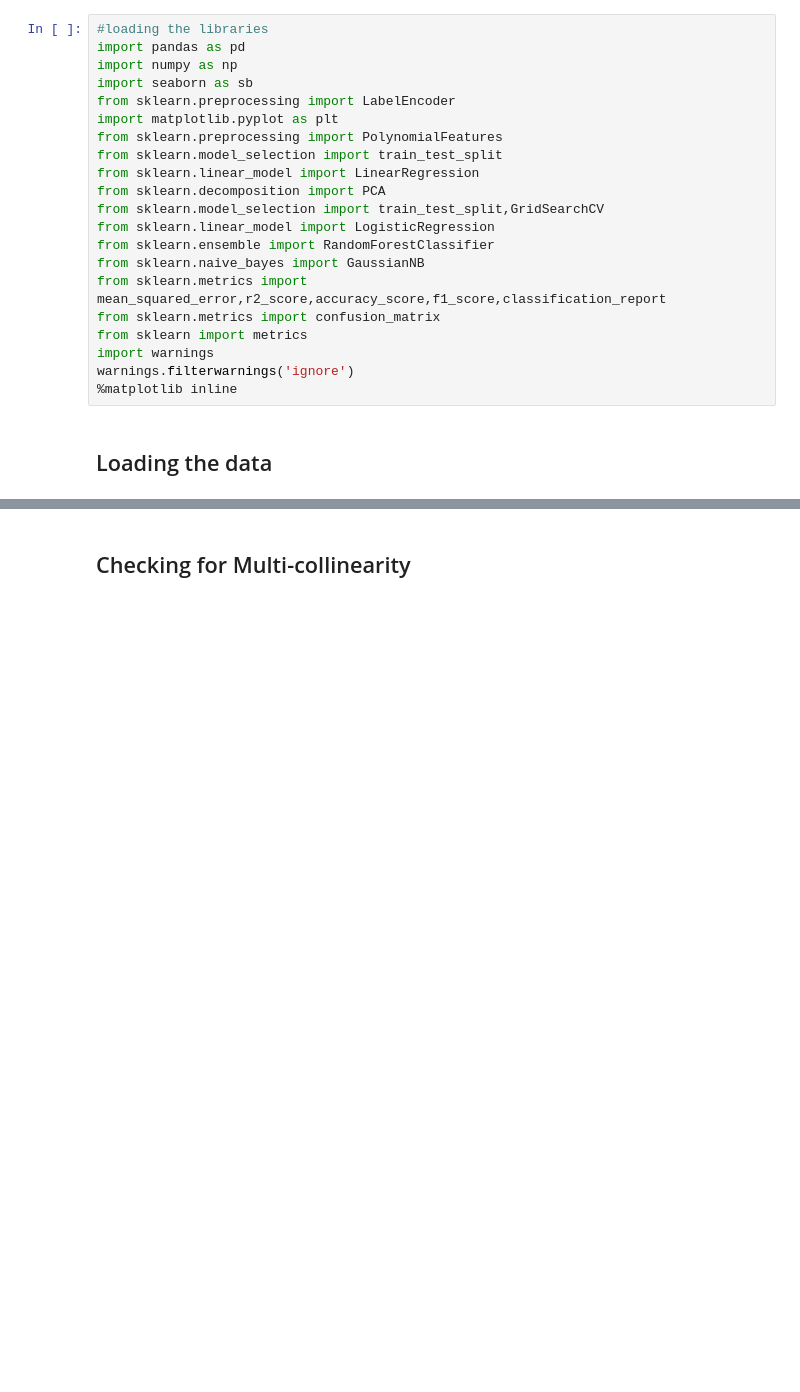
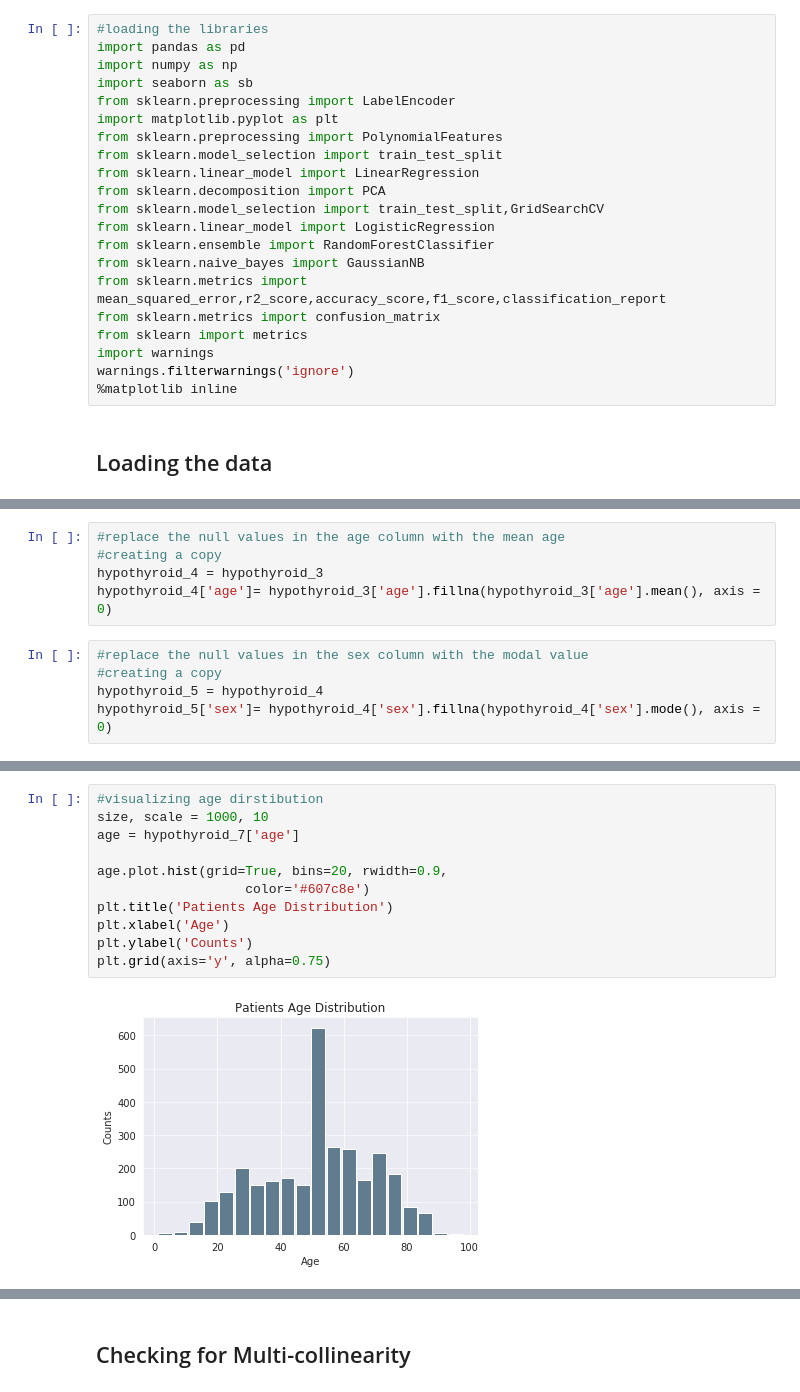
Before and after one commit to vivianusdjpy/Nairobi-Hospital-test-for-hypothyroidism., a Jupyter notebook: Nairobi_Hospital_test_for_hypothyroidism_.ipynb, the cells around one changed output, grey strips where cells are left out. Cells and saved outputs as stored; diff of their text form; blank space fills up the shorter version.

```diff
--- a/Nairobi_Hospital_test_for_hypothyroidism_.ipynb
+++ b/Nairobi_Hospital_test_for_hypothyroidism_.ipynb
@@ -334,0 +273,10 @@ hypothyroid_2 = hypothyroid_1.drop(['TBG'], axis =1)
+# %%
+#replace the null values in the age column with the mean age
+#creating a copy
+hypothyroid_4 = hypothyroid_3
+hypothyroid_4['age']= hypothyroid_3['age'].fillna(hypothyroid_3['age'].mean(), axis = 0)
+# %%
+#replace the null values in the sex column with the modal value
+#creating a copy
+hypothyroid_5 = hypothyroid_4
+hypothyroid_5['sex']= hypothyroid_4['sex'].fillna(hypothyroid_4['sex'].mode(), axis = 0)
@@ -334,0 +361,13 @@ hypothyroid_2 = hypothyroid_1.drop(['TBG'], axis =1)
+# %%
+#visualizing age dirstibution
+size, scale = 1000, 10
+age = hypothyroid_7['age']
+
+age.plot.hist(grid=True, bins=20, rwidth=0.9,
+                   color='#607c8e')
+plt.title('Patients Age Distribution')
+plt.xlabel('Age')
+plt.ylabel('Counts')
+plt.grid(axis='y', alpha=0.75)
+# %% [output]
+[figure, added]
```
Also changed, not shown: parts of 90 cells of this notebook.
